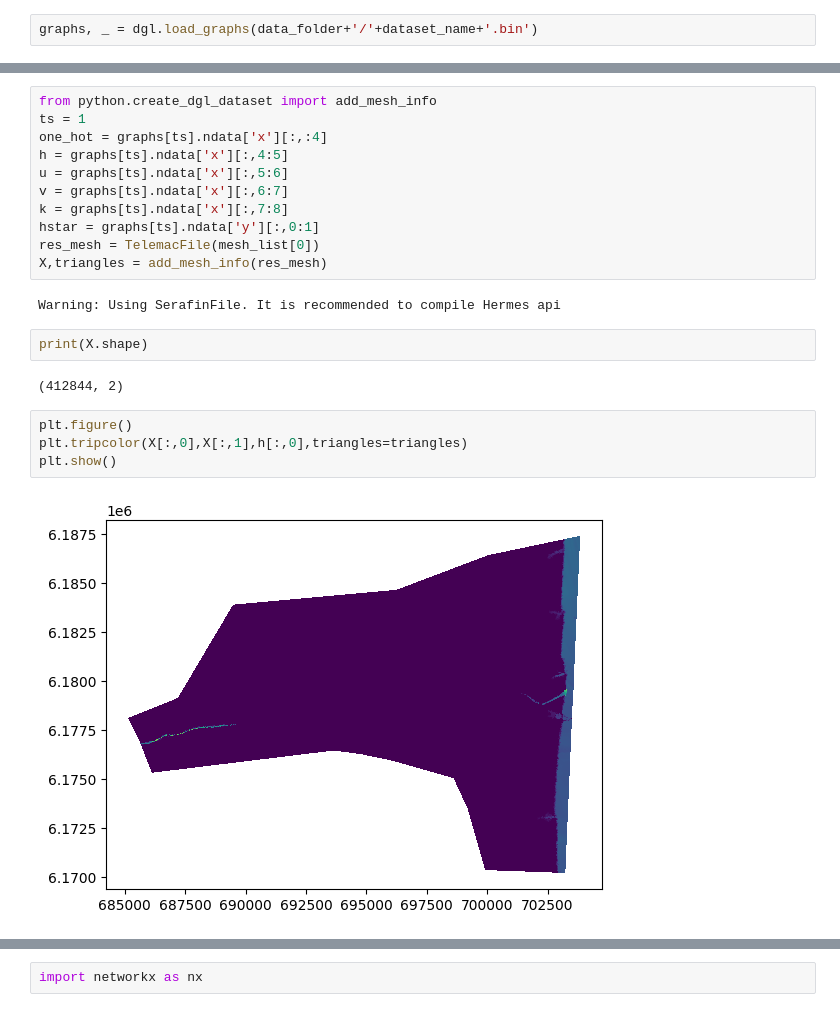
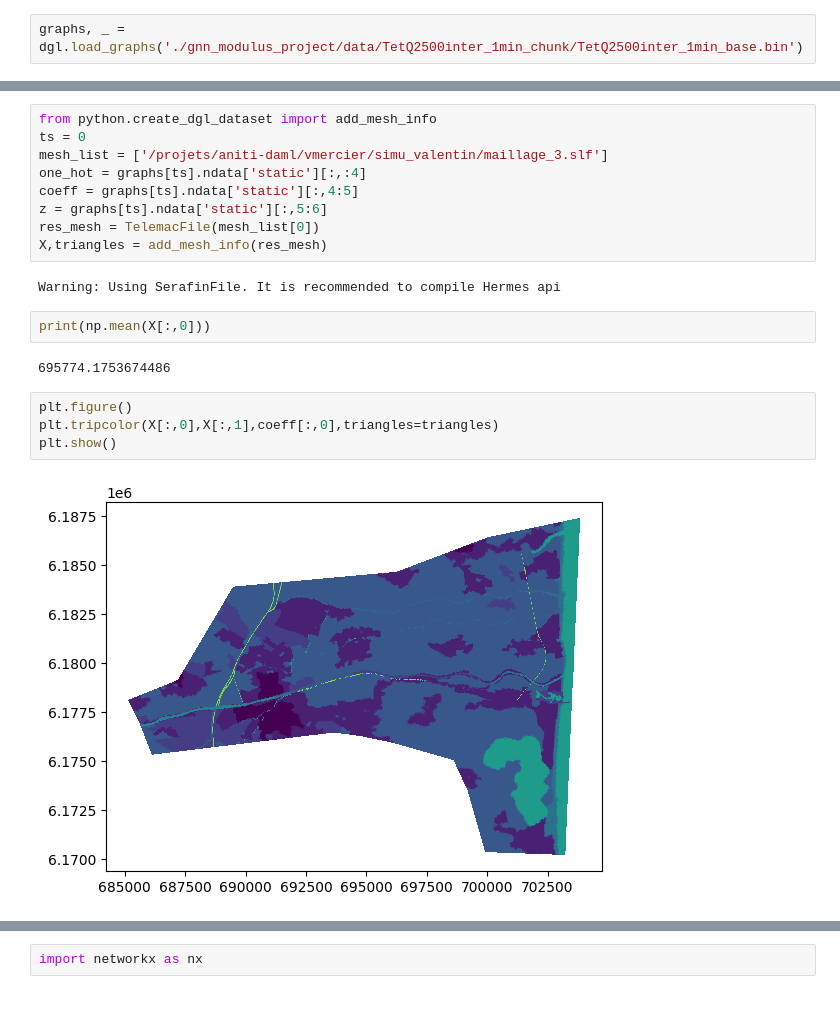
Before and after one commit to vmerc/gnn_modulus_test, a Jupyter notebook: jupyter/test_tet_mesh.ipynb, the cells around one changed output, grey strips where cells are left out. Cells and saved outputs as stored; diff of their text form.

```diff
--- a/jupyter/test_tet_mesh.ipynb
+++ b/jupyter/test_tet_mesh.ipynb
@@ -29,5 +36,5 @@ if create_mesh :
 # %%
-graphs, _ = dgl.load_graphs(data_folder+'/'+dataset_name+'.bin')
+graphs, _ = dgl.load_graphs('./gnn_modulus_project/data/TetQ2500inter_1min_chunk/TetQ2500inter_1min_base.bin')
 # %%
 print(len(graphs))
 # %% [output]
@@ -35,23 +54,21 @@ print(len(graphs))
 # %%
 from python.create_dgl_dataset import add_mesh_info
-ts = 1
-one_hot = graphs[ts].ndata['x'][:,:4]
-h = graphs[ts].ndata['x'][:,4:5]
-u = graphs[ts].ndata['x'][:,5:6]
-v = graphs[ts].ndata['x'][:,6:7]
-k = graphs[ts].ndata['x'][:,7:8]
-hstar = graphs[ts].ndata['y'][:,0:1]
+ts = 0
+mesh_list = ['/projets/aniti-daml/vmercier/simu_valentin/maillage_3.slf']
+one_hot = graphs[ts].ndata['static'][:,:4]
+coeff = graphs[ts].ndata['static'][:,4:5]
+z = graphs[ts].ndata['static'][:,5:6]
 res_mesh = TelemacFile(mesh_list[0])
 X,triangles = add_mesh_info(res_mesh)
 # %% [output]
 Warning: Using SerafinFile. It is recommended to compile Hermes api
 # %%
-print(X.shape)
+print(np.mean(X[:,0]))
 # %% [output]
-(412844, 2)
+695774.1753674486
 # %%
 plt.figure()
-plt.tripcolor(X[:,0],X[:,1],h[:,0],triangles=triangles)
+plt.tripcolor(X[:,0],X[:,1],coeff[:,0],triangles=triangles)
 plt.show()
 # %% [output]
-[figure, old version]
+[figure, new version]
```
Also changed, not shown: parts of 16 cells of this notebook, 9 other files.
